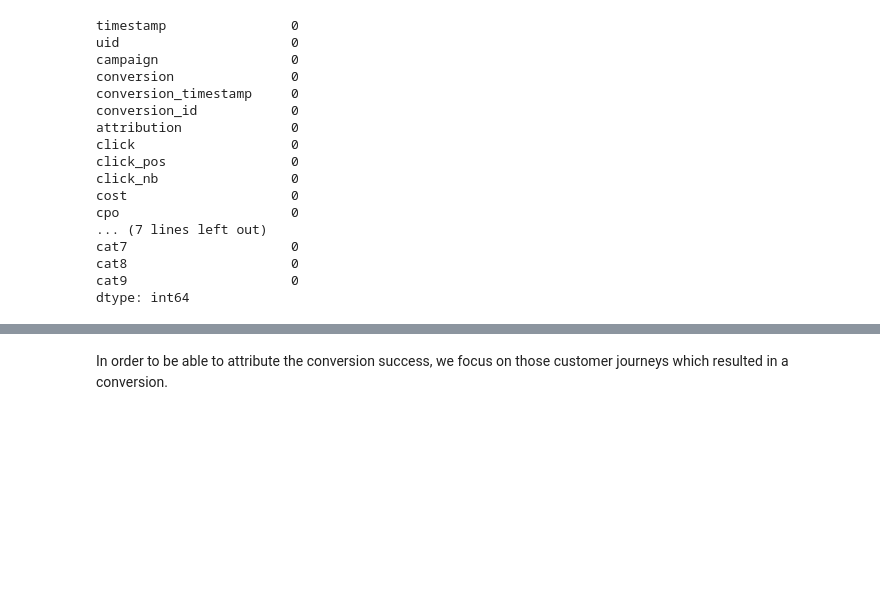
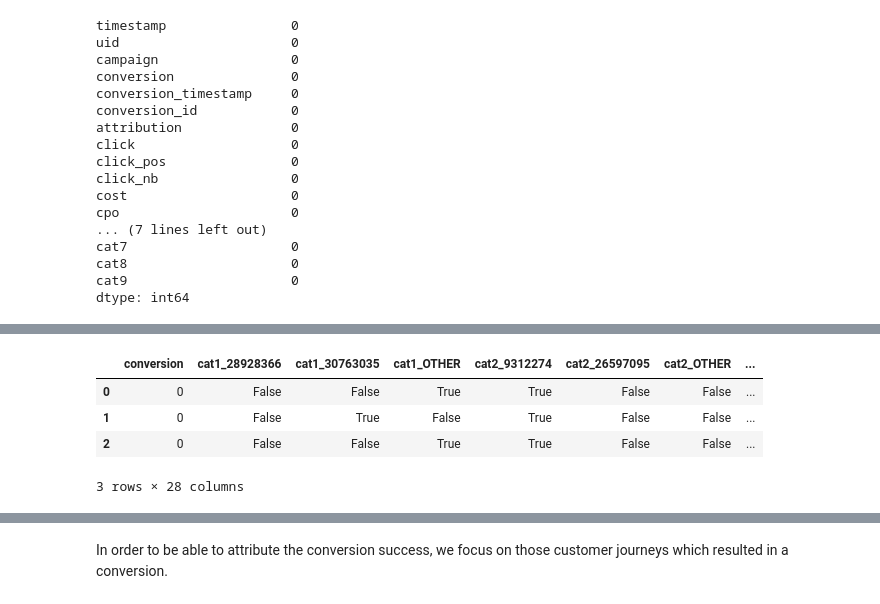
Before and after one commit to MaJo632/attribution-modeling, a Jupyter notebook: notebooks/01_eda_creation_data_subset.ipynb, the cells around one changed output, grey strips where cells are left out. Cells and saved outputs as stored; diff of their text form; code cells hidden in the pictures; blank space fills up the shorter version.

```diff
--- a/notebooks/01_eda_creation_data_subset.ipynb
+++ b/notebooks/01_eda_creation_data_subset.ipynb
@@ -118,0 +175,23 @@ There are 6142256 unique user ids in the dataset.
+# %%
+def one_hot_encode_top_categories(df, columns_to_encode, top_n=2):
+    '''aggregated_df = OneHotEncodeAndAggregate(df, ['column1', 'column2', 'column3'])'''
+    df_encoded = df[['conversion']].copy()
+
+    for col in columns_to_encode:
+        top_categories = df[col].value_counts().nlargest(top_n).index
+        df[col + '_filtered'] = df[col].where(df[col].isin(top_categories), other='OTHER')
+
+        # Perform one-hot encoding for specified columns
+        dummies = pd.get_dummies(df[col + '_filtered'], prefix=col)
+        df_encoded = pd.concat([df_encoded, dummies], axis=1)
+
+    return df_encoded
+# %%
+df_encoded = one_hot_encode_top_categories(df, ['cat1', 'cat2', 'cat3', 'cat4', 'cat5', 'cat6', 'cat7', 'cat8', 'cat9'])
+df_encoded.head(3)
+# %% [output]
+|  | conversion | cat1_28928366 | cat1_30763035 | cat1_OTHER | cat2_9312274 | cat2_26597095 | cat2_OTHER | ... |
+| 0 | 0 | False | False | True | True | False | False | ... |
+| 1 | 0 | False | True | False | True | False | False | ... |
+| 2 | 0 | False | False | True | True | False | False | ... |
+3 rows × 28 columns
```
Also changed, not shown: parts of 20 cells of this notebook, 2 other files.
